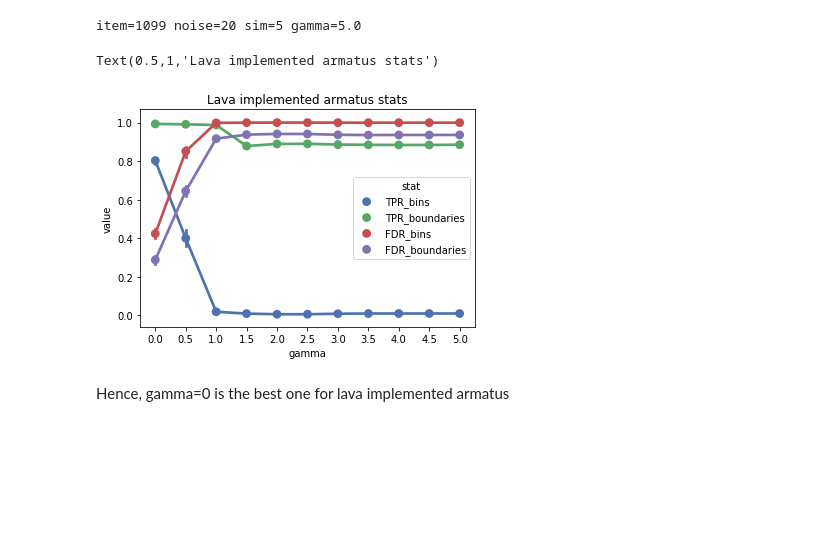
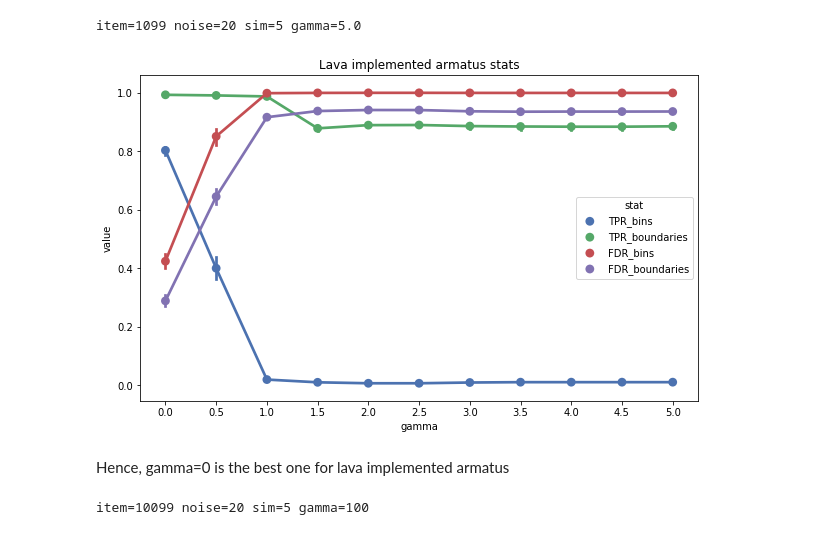
Before and after one commit to dmitrymyl/TADselect, a Jupyter notebook: sim_TADs/Analyze_sim_TADs.ipynb, the cells around one changed output. Saved outputs shown, nothing was run; the diff lists cells and outputs as text; code cells hidden in the pictures; blank space fills up the shorter version.

Commit message:
Updated notebooks and added scripts
Performed TPR and FDR for gamma for several lavaburst methods and developed scripts for Armatus and HiCseg launch on simulated data.

```diff
--- a/sim_TADs/Analyze_sim_TADs.ipynb
+++ b/sim_TADs/Analyze_sim_TADs.ipynb
@@ -101,11 +123,13 @@ for noise in noise_values:
 # %% [output]
 item=1099 noise=20 sim=5 gamma=5.0
 # %%
+# Plot lava armatus stats
+mpl.rcParams['figure.figsize'] = [10, 6]
 sns.set_palette(sns.color_palette("deep"))
 sns.pointplot(data=lava_armatus_stats, x="gamma", y="value", hue="stat")
 plt.title("Lava implemented armatus stats")
+plt.savefig("lava_armatus.png")
 # %% [output]
-Text(0.5,1,'Lava implemented armatus stats')
-[figure, old version]
+[figure, new version]
 # %% [markdown]
 Hence, gamma=0 is the best one for lava implemented armatus
@@ -111,0 +138,13 @@ Hence, gamma=0 is the best one for lava implemented armatus
+# %%
+# Fill lava_modularity_stats with values
+item = 0
+for noise in noise_values:
+    for sim in sim_values:
+        for gamma in method_ranges["lava_modularity"]:
+            for stat in stats:
+                print(f"\ritem={item} noise={noise} sim={sim} gamma={gamma}", end="")
+                lava_modularity_stats.loc[item, "value"] = TAD_stats[stat]["lava_modularity"][gamma].loc[noise, sim]
+                lava_modularity_stats.loc[item, "stat":"gamma"] = [stat, noise, sim, gamma]
+                item += 1
+# %% [output]
+item=10099 noise=20 sim=5 gamma=100
```
Also changed, not shown: parts of 14 cells of this notebook, 4 other files.
